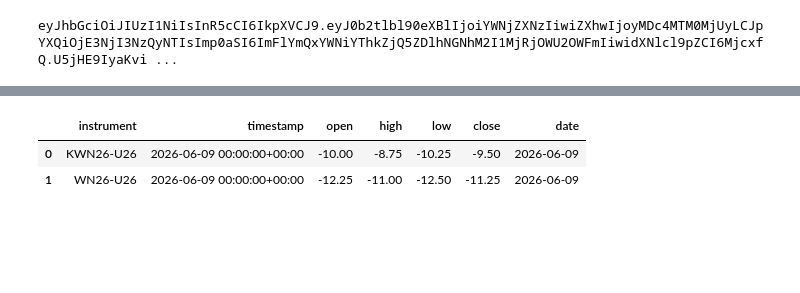
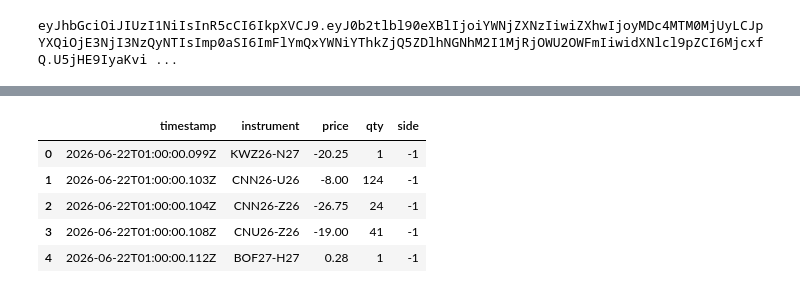
Before and after one commit to anuj-srivastava2024/Vap_dashboard, a Jupyter notebook: vap_dashboard.ipynb, the cells around one changed output, grey strips where cells are left out. Saved outputs shown, nothing was run; the diff lists cells and outputs as text; code cells hidden in the pictures; blank space fills up the shorter version.

```diff
--- a/vap_dashboard.ipynb
+++ b/vap_dashboard.ipynb
@@ -190,6 +235,16 @@ Final rows collected: 7803
 # %%
 df_tas.head()
 df=df_tas.copy()
+# %%
+
+df.head()
+# %% [output]
+|  | timestamp | instrument | price | qty | side |
+| 0 | 2026-06-22T01:00:00.099Z | KWZ26-N27 | -20.25 | 1 | -1 |
+| 1 | 2026-06-22T01:00:00.103Z | CNN26-U26 | -8.00 | 124 | -1 |
+| 2 | 2026-06-22T01:00:00.104Z | CNN26-Z26 | -26.75 | 24 | -1 |
+| 3 | 2026-06-22T01:00:00.108Z | CNU26-Z26 | -19.00 | 41 | -1 |
+| 4 | 2026-06-22T01:00:00.112Z | BOF27-H27 | 0.28 | 1 | -1 |
 # %%
 daily_ohlc = (
     df.assign(timestamp=pd.to_datetime(df['timestamp']))
@@ -203,9 +258,3 @@ daily_ohlc = (
 daily_ohlc["date"] = pd.to_datetime(
     daily_ohlc["timestamp"]
 ).dt.date
-# %%
-daily_ohlc.head()
-# %% [output]
-|  | instrument | timestamp | open | high | low | close | date |
-| 0 | KWN26-U26 | 2026-06-09 00:00:00+00:00 | -10.00 | -8.75 | -10.25 | -9.50 | 2026-06-09 |
-| 1 | WN26-U26 | 2026-06-09 00:00:00+00:00 | -12.25 | -11.00 | -12.50 | -11.25 | 2026-06-09 |
```
Also changed, not shown: parts of 18 cells of this notebook, 3 other files.
